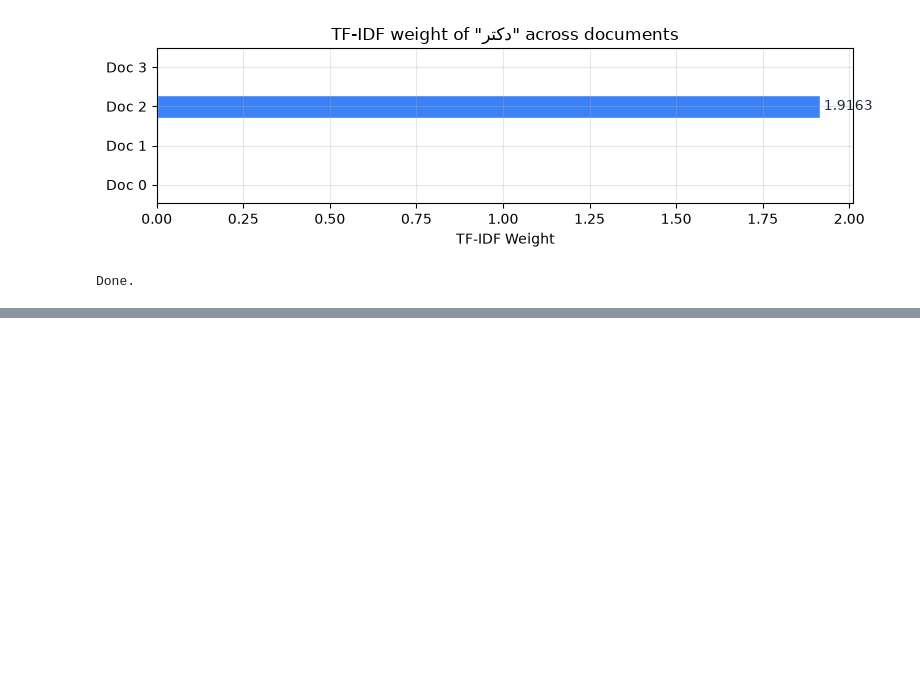
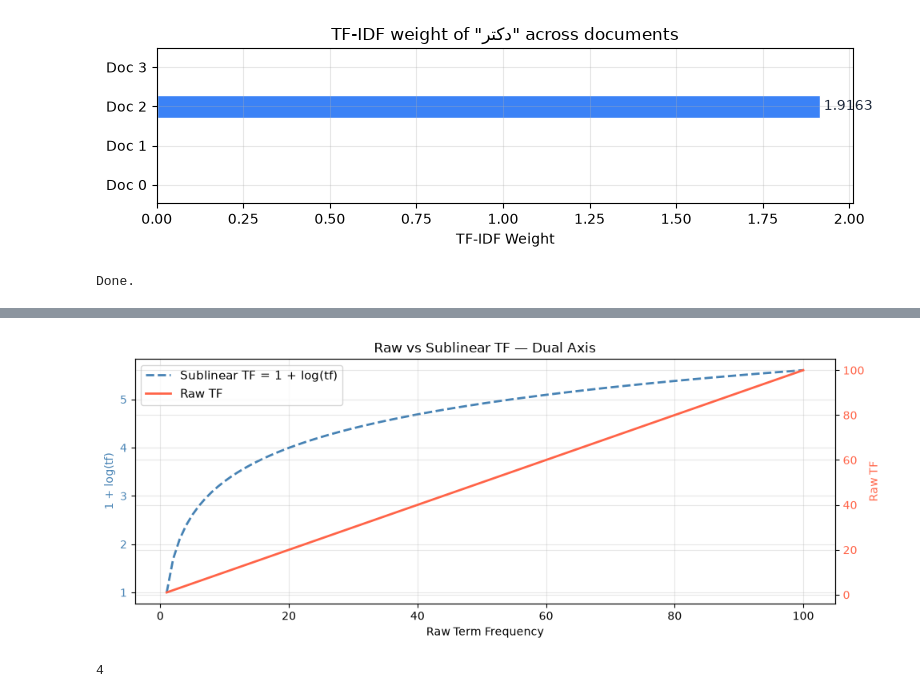
Before and after one commit to Mohsenmohebbi1993/AI-BOOTCAMP, a Jupyter notebook: notebooks/Training & Education/27. NLP - TF-IDF.ipynb, the cells around one changed output, grey strips where cells are left out. Saved outputs shown, nothing was run; the diff lists cells and outputs as text; code cells hidden in the pictures; blank space fills up the shorter version.

```diff
--- a/notebooks/Training & Education/27. NLP - TF-IDF.ipynb
+++ b/notebooks/Training & Education/27. NLP - TF-IDF.ipynb
@@ -608,0 +628,33 @@ Done.
+# %%
+tf_vals = np.arange(1, 101)
+raw_tf = tf_vals.astype(float)
+sublinear_tf = 1 + np.log(tf_vals)
+
+fig, ax1 = plt.subplots(figsize=(10, 4))
+
+color_sub = "steelblue"
+color_raw = "tomato"
+
+ax1.plot(tf_vals, sublinear_tf, label="Sublinear TF = 1 + log(tf)", lw=2, color=color_sub, linestyle="--")
+ax1.set_xlabel("Raw Term Frequency")
+ax1.set_ylabel("1 + log(tf)", color=color_sub)
+ax1.tick_params(axis="y", labelcolor=color_sub)
+
+ax2 = ax1.twinx()
+ax2.plot(tf_vals, raw_tf, label="Raw TF", lw=2, color=color_raw)
+ax2.set_ylabel("Raw TF", color=color_raw)
+ax2.tick_params(axis="y", labelcolor=color_raw)
+
+lines1, labels1 = ax1.get_legend_handles_labels()
+lines2, labels2 = ax2.get_legend_handles_labels()
+ax1.legend(lines1 + lines2, labels1 + labels2, fontsize=11)
+
+ax1.set_title("Raw vs Sublinear TF — Dual Axis")
+plt.tight_layout()
+plt.show()
+# %% [output]
+[figure, added]
+# %%
+2+2
+# %% [output]
+4
```
Also changed, not shown: parts of 18 cells of this notebook.
